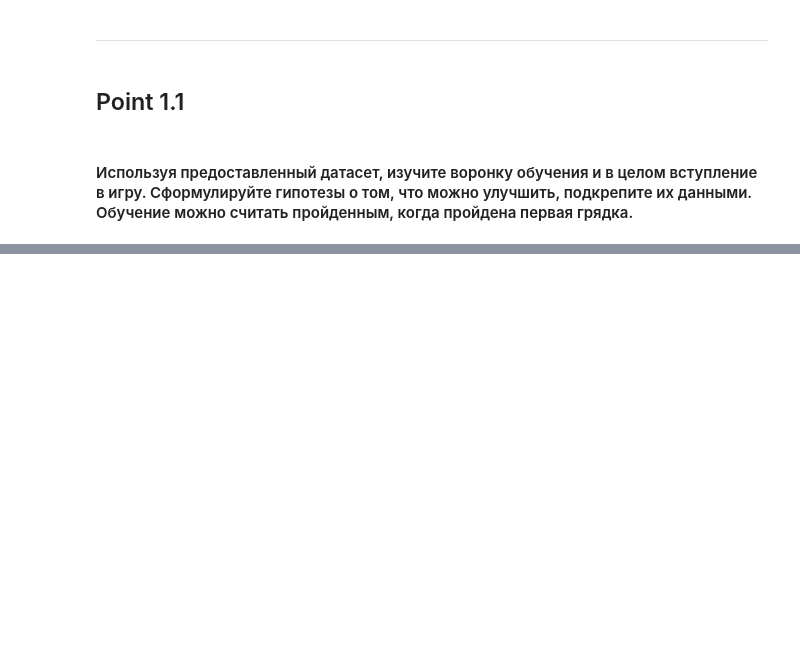
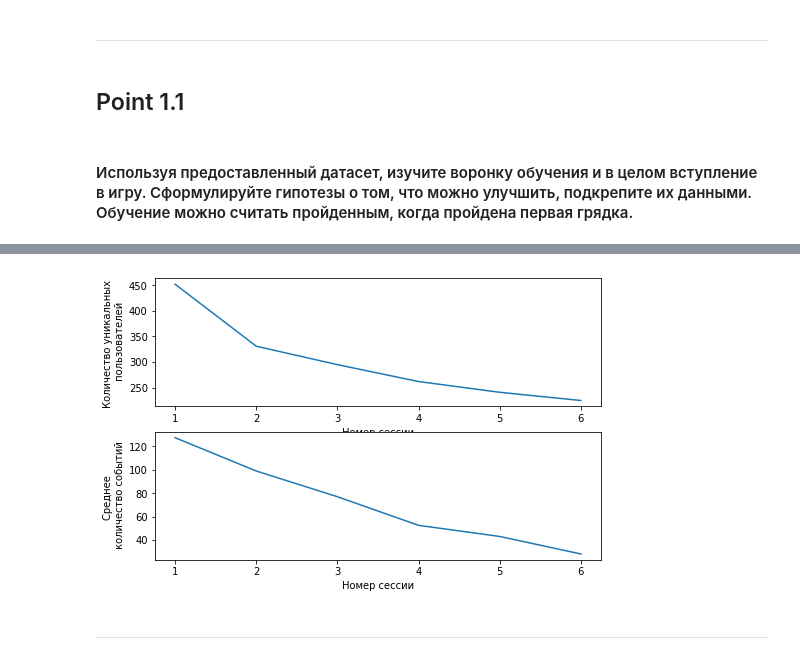
Before and after one commit to smeyanof/game_analysis, a Jupyter notebook: game_analysis.ipynb, the cells around one changed output, grey strips where cells are left out. Cells and saved outputs as stored; diff of their text form; code cells hidden in the pictures; blank space fills up the shorter version.

```diff
--- a/game_analysis.ipynb
+++ b/game_analysis.ipynb
@@ -273,0 +322,19 @@ data
+# %%
+gridsize = (3, 2)
+fig = plt.figure(figsize=(8, 8))
+ax1 = plt.subplot2grid(gridsize, (0, 0), colspan=2, rowspan=1)
+ax2 = plt.subplot2grid(gridsize, (1, 0), colspan=2, rowspan=1)
+
+ax1.plot(converse.columns[:6], converse.loc['Количество уникальных пользователей'][:6])
+ax1.set_ylabel('Количество уникальных \n пользователей')
+ax1.set_xlabel('Номер сессии')
+
+ax2.plot(converse.columns[:6], converse.loc['Среднее количество событий'][:6])
+ax2.set_ylabel('Среднее \n количество событий')
+ax2.set_xlabel('Номер сессии')
+
+plt.show()
+# %% [output]
+[figure, added]
+# %% [markdown]
+ ---
```
Also changed, not shown: parts of 37 cells of this notebook.
